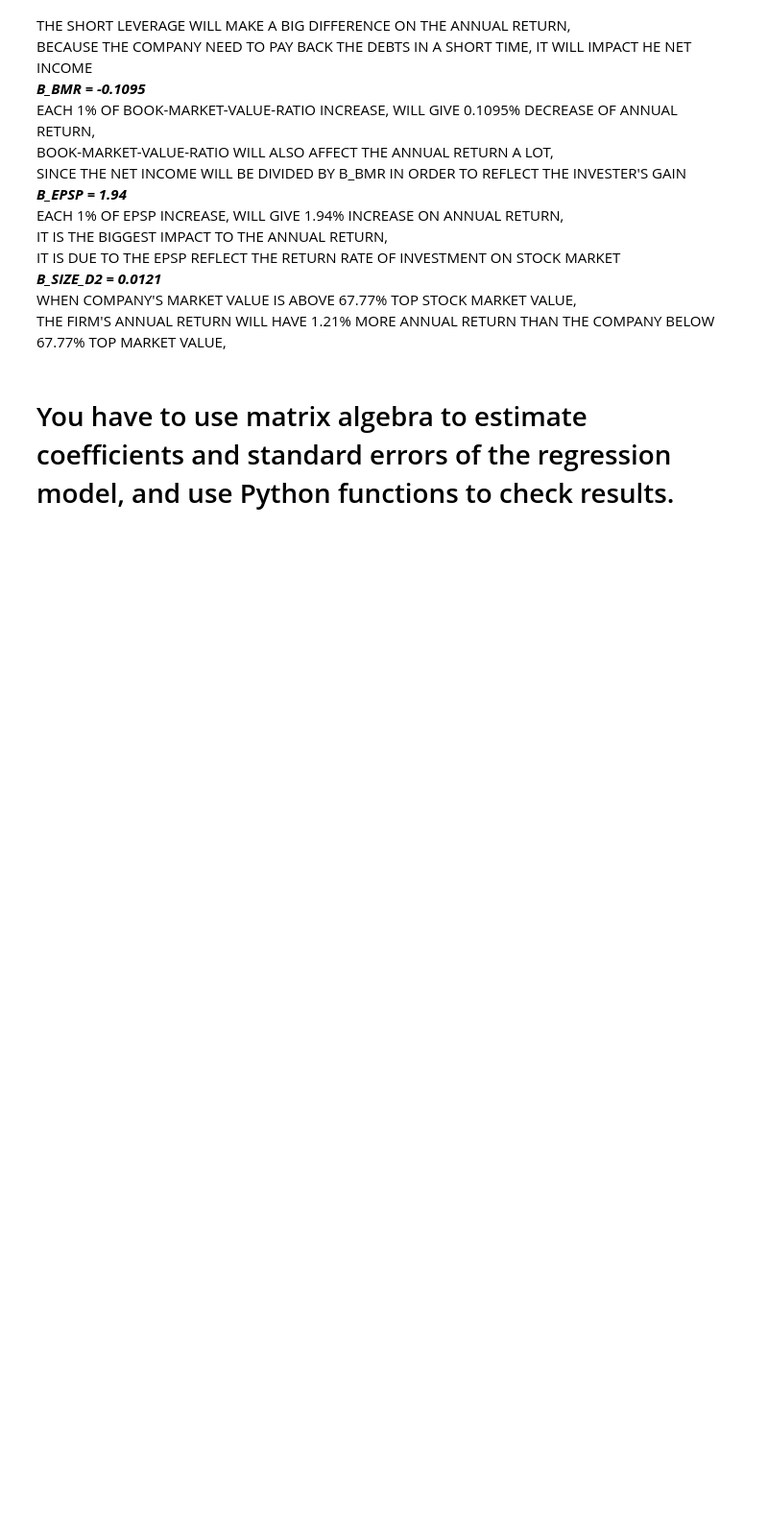
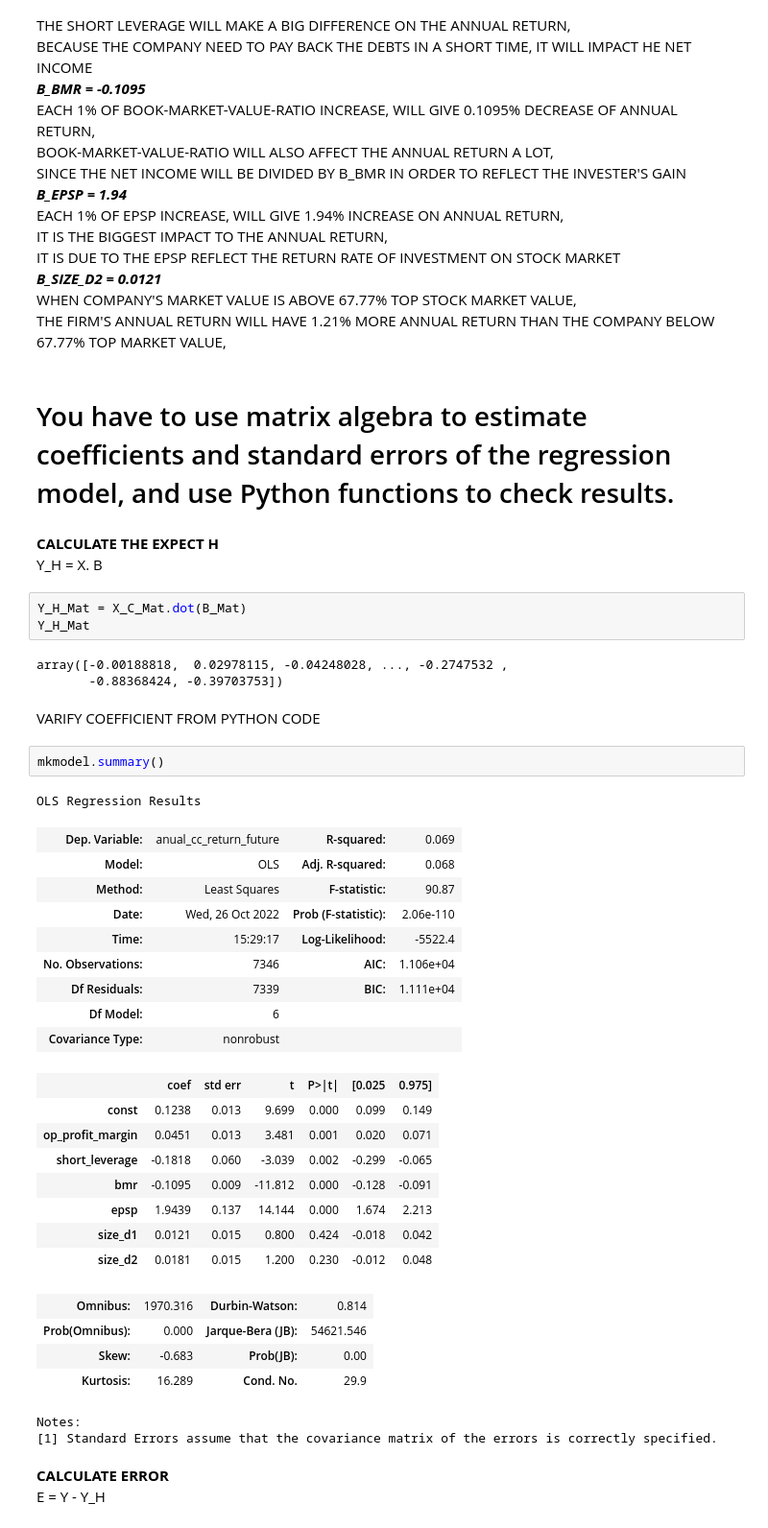
Before and after one commit to A01706648/TC3007_Statistic, a Jupyter notebook: Multivariate.ipynb, the cells around one changed output. Shown: that part at 96% size. Drawn from its saved outputs; the diff is of its cells as text; blank space fills up the shorter version.

```diff
--- a/Multivariate.ipynb
+++ b/Multivariate.ipynb
@@ -621,3 +628,44 @@ WHEN COMPANY'S MARKET VALUE IS ABOVE 67.77% TOP STOCK MARKET VALUE,
 THE FIRM'S ANNUAL RETURN WILL HAVE 1.21% MORE ANNUAL RETURN THAN THE COMPANY BELOW 67.77% TOP MARKET VALUE,
 # %% [markdown]
 # You have to use matrix algebra to estimate coefficients and standard errors of the regression model, and use Python functions to check results.
+# %% [markdown]
+**CALCULATE THE EXPECT H**
+Y_H = X. B
+# %%
+Y_H_Mat = X_C_Mat.dot(B_Mat)
+Y_H_Mat
+# %% [output]
+array([-0.00188818,  0.02978115, -0.04248028, ..., -0.2747532 ,
+       -0.88368424, -0.39703753])
+# %% [markdown]
+VARIFY COEFFICIENT FROM PYTHON CODE
+# %%
+mkmodel.summary()
+# %% [output]
+OLS Regression Results
+| Dep. Variable: | anual_cc_return_future | R-squared: | 0.069 |
+| Model: | OLS | Adj. R-squared: | 0.068 |
+| Method: | Least Squares | F-statistic: | 90.87 |
+| Date: | Wed, 26 Oct 2022 | Prob (F-statistic): | 2.06e-110 |
+| Time: | 15:29:17 | Log-Likelihood: | -5522.4 |
+| No. Observations: | 7346 | AIC: | 1.106e+04 |
+| Df Residuals: | 7339 | BIC: | 1.111e+04 |
+| Df Model: | 6 |  |  |
+| Covariance Type: | nonrobust |  |  |
+|  | coef | std err | t | P>|t| | [0.025 | 0.975] |
+| const | 0.1238 | 0.013 | 9.699 | 0.000 | 0.099 | 0.149 |
+| op_profit_margin | 0.0451 | 0.013 | 3.481 | 0.001 | 0.020 | 0.071 |
+| short_leverage | -0.1818 | 0.060 | -3.039 | 0.002 | -0.299 | -0.065 |
+| bmr | -0.1095 | 0.009 | -11.812 | 0.000 | -0.128 | -0.091 |
+| epsp | 1.9439 | 0.137 | 14.144 | 0.000 | 1.674 | 2.213 |
+| size_d1 | 0.0121 | 0.015 | 0.800 | 0.424 | -0.018 | 0.042 |
+| size_d2 | 0.0181 | 0.015 | 1.200 | 0.230 | -0.012 | 0.048 |
+| Omnibus: | 1970.316 | Durbin-Watson: | 0.814 |
+| Prob(Omnibus): | 0.000 | Jarque-Bera (JB): | 54621.546 |
+| Skew: | -0.683 | Prob(JB): | 0.00 |
+| Kurtosis: | 16.289 | Cond. No. | 29.9 |
+Notes:
+[1] Standard Errors assume that the covariance matrix of the errors is correctly specified.
+# %% [markdown]
+**CALCULATE ERROR**
+E = Y - Y_H
```
Also changed, not shown: parts of 15 cells of this notebook.
